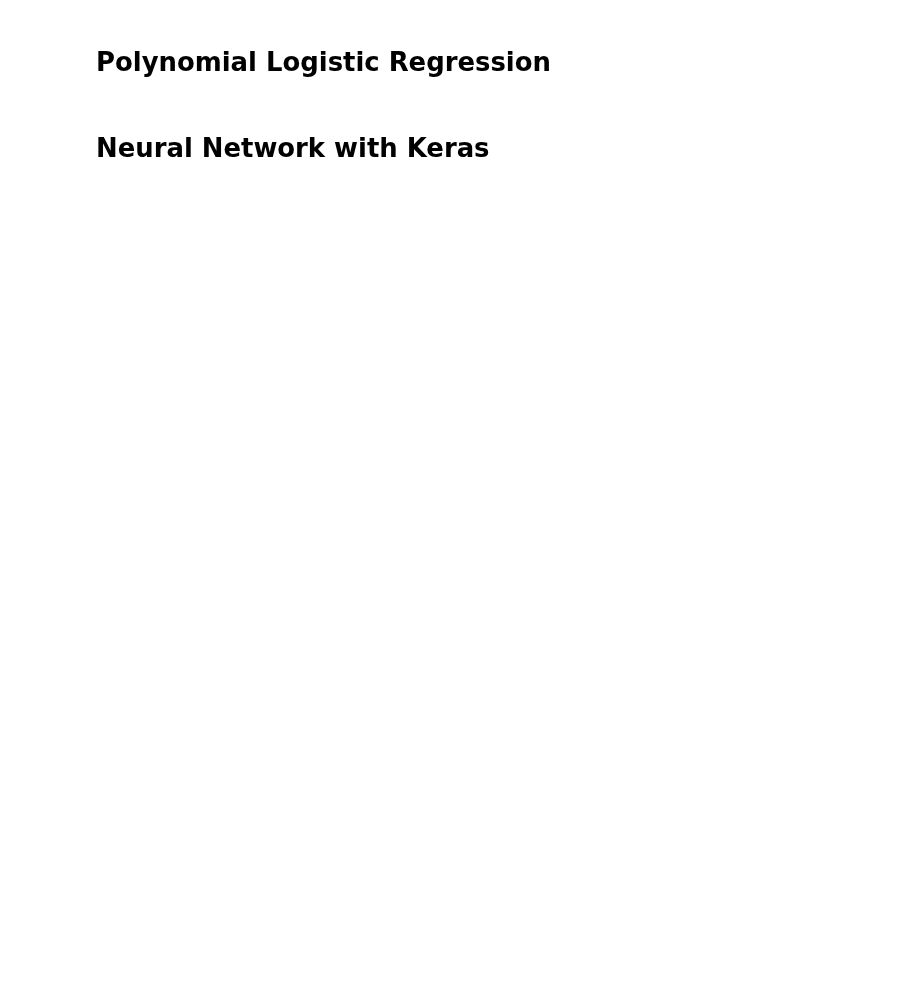
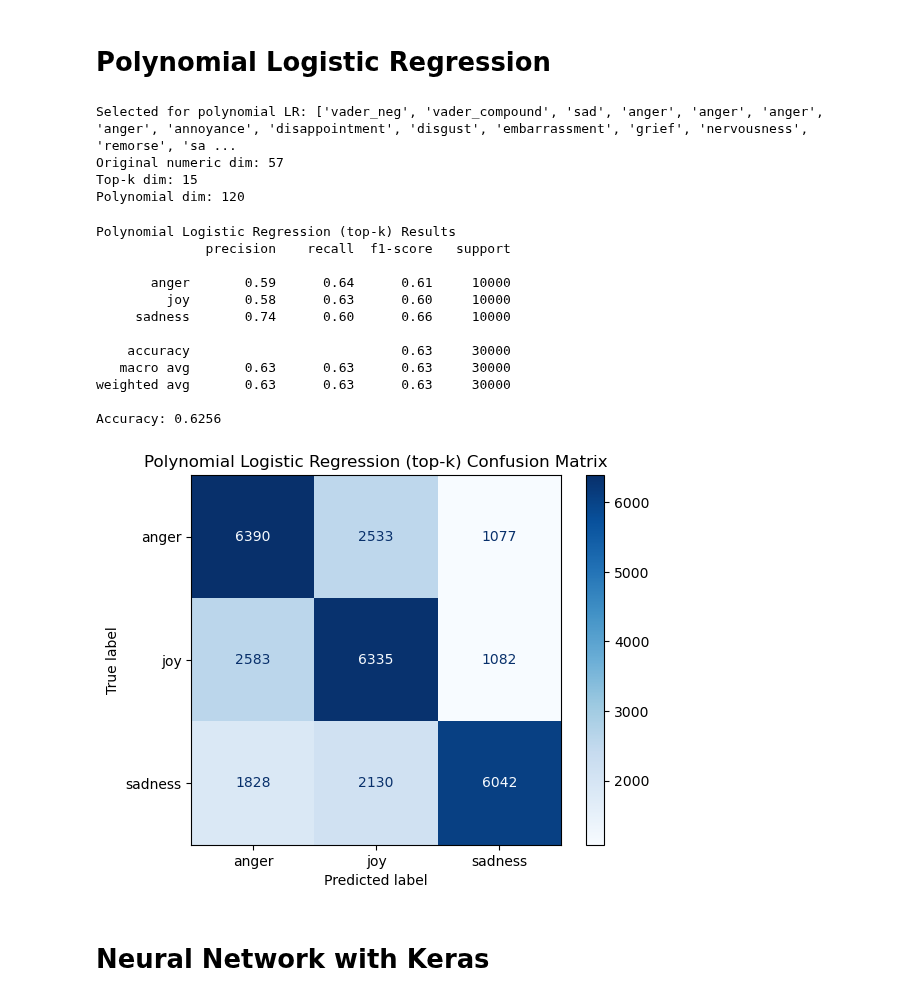
Before and after one commit to danielromerom/spotify-lyrical-analysis, a Jupyter notebook: notebooks/spotify_data_exploration.ipynb, the cells around one changed output. Drawn from its saved outputs; the diff is of its cells as text; code cells hidden in the pictures; blank space fills up the shorter version.

Commit message:
Poly LR and more NN

```diff
--- a/notebooks/spotify_data_exploration.ipynb
+++ b/notebooks/spotify_data_exploration.ipynb
@@ -851,6 +995,72 @@ y_pred_logreg_poly = train_test_evaluate(logreg_poly, model_name="Logistic Regre
 # %% [markdown]
 <h1>Polynomial Logistic Regression</h1>
 # %%
-#TODO: polynomial logistic regression
+# NEW DANI
+from sklearn.feature_selection import SelectKBest, mutual_info_classif
+from sklearn.preprocessing import PolynomialFeatures
+
+X_train_num = X_train_final.select_dtypes(include=[np.number])
+X_test_num  = X_test_final.select_dtypes(include=[np.number])
+
+# Top k numeric features (would take way too long otherwise)
+k = 15
+selector = SelectKBest(score_func=mutual_info_classif, k=k)
+X_train_top = selector.fit_transform(X_train_num, y_train)
+X_test_top  = selector.transform(X_test_num)
+
+selected_cols = X_train_num.columns[selector.get_support()]
+print("Selected for polynomial LR:", list(selected_cols))
+
+poly = PolynomialFeatures(
+    degree=2,
+    include_bias=False,
+    interaction_only=True
+)
+X_train_poly = poly.fit_transform(X_train_top)
+X_test_poly  = poly.transform(X_test_top)
+
+print("Original numeric dim:", X_train_num.shape[1])
+print("Top-k dim:", X_train_top.shape[1])
+print("Polynomial dim:", X_train_poly.shape[1])
+
+logreg_poly = LogisticRegression(
+    multi_class='ovr',
+    solver='saga',
+    max_iter=200,
+    C=0.5,
+    random_state=42,
+    n_jobs=-1
+)
+
+logreg_poly.fit(X_train_poly, y_train)
+y_pred_poly = logreg_poly.predict(X_test_poly)
+
+print("Polynomial Logistic Regression (top-k) Results")
+print(classification_report(y_test, y_pred_poly, target_names=label_enc.classes_))
+print(f"Accuracy: {accuracy_score(y_test, y_pred_poly):.4f}")
+
+cm_poly = confusion_matrix(y_test, y_pred_poly)
+disp = ConfusionMatrixDisplay(confusion_matrix=cm_poly, display_labels=label_enc.classes_)
+disp.plot(cmap=plt.cm.Blues)
+plt.title("Polynomial Logistic Regression (top-k) Confusion Matrix")
+plt.show()
+# %% [output]
+Selected for polynomial LR: ['vader_neg', 'vader_compound', 'sad', 'anger', 'anger', 'anger', 'anger', 'annoyance', 'disappointment', 'disgust', 'embarrassment', 'grief', 'nervousness', 'remorse', 'sa ...
+Original numeric dim: 57
+Top-k dim: 15
+Polynomial dim: 120
+Polynomial Logistic Regression (top-k) Results
+              precision    recall  f1-score   support
+
+       anger       0.59      0.64      0.61     10000
+         joy       0.58      0.63      0.60     10000
+     sadness       0.74      0.60      0.66     10000
+
+    accuracy                           0.63     30000
+   macro avg       0.63      0.63      0.63     30000
+weighted avg       0.63      0.63      0.63     30000
+
+Accuracy: 0.6256
+[figure, added]
 # %% [markdown]
 <h1>Neural Network with Keras</h1>
```
Also changed, not shown: parts of 18 cells of this notebook.
